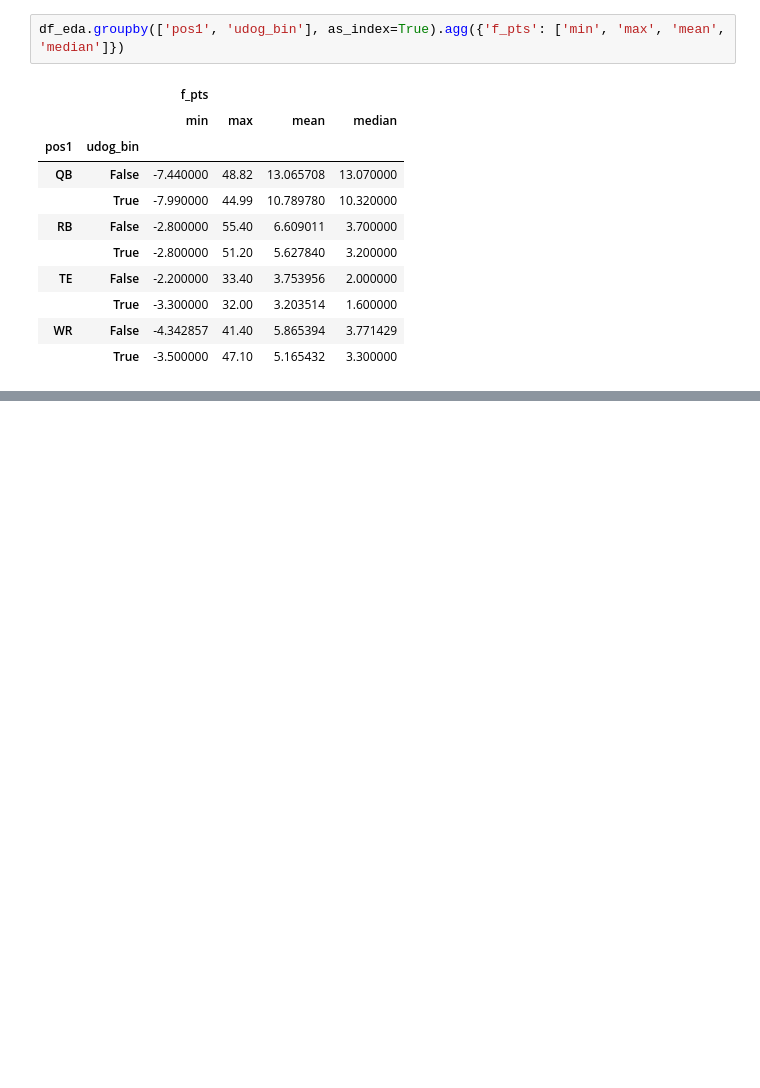
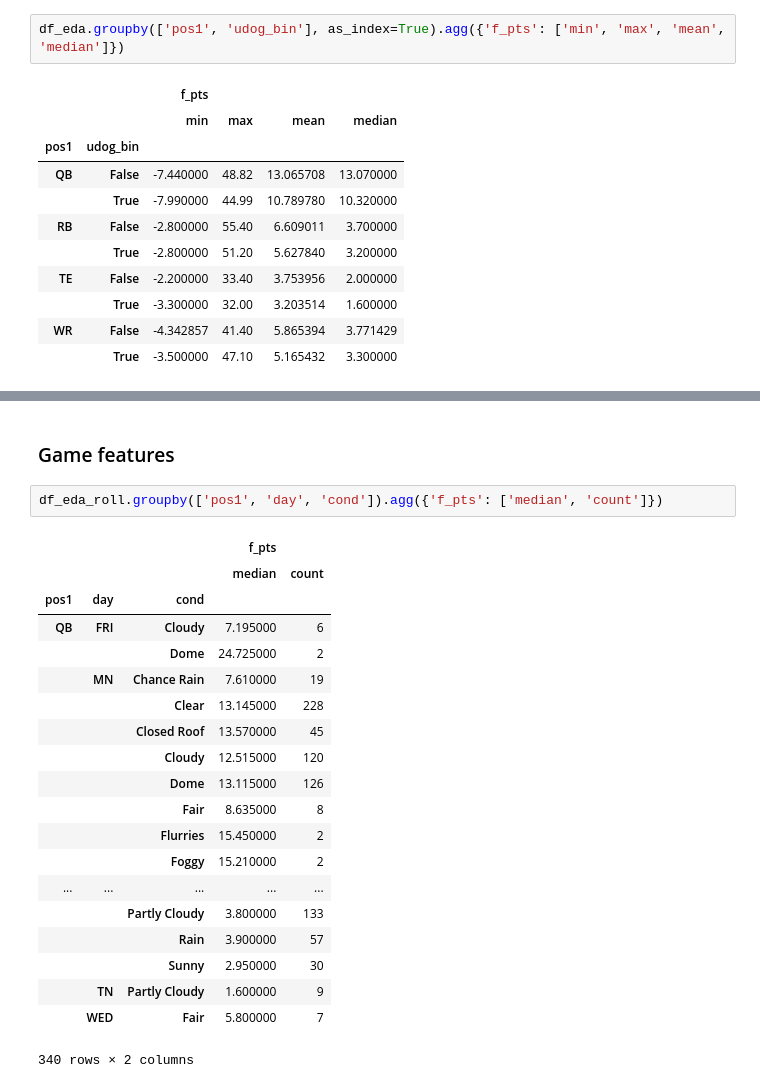
Before and after one commit to jchristo12/fantasy_football, a Jupyter notebook: analysis/feature_analysis.ipynb, the cells around one changed output, grey strips where cells are left out. Drawn from its saved outputs; the diff is of its cells as text; blank space fills up the shorter version.

```diff
--- a/analysis/feature_analysis.ipynb
+++ b/analysis/feature_analysis.ipynb
@@ -489,0 +551,25 @@ df_eda.groupby(['pos1', 'udog_bin'], as_index=True).agg({'f_pts': ['min', 'max',
+# %% [markdown]
+### Game features
+# %%
+df_eda_roll.groupby(['pos1', 'day', 'cond']).agg({'f_pts': ['median', 'count']})
+# %% [output]
+|  |  |  | f_pts |  |
+|  |  |  | median | count |
+| pos1 | day | cond |  |  |
+| QB | FRI | Cloudy | 7.195000 | 6 |
+|  |  | Dome | 24.725000 | 2 |
+|  | MN | Chance Rain | 7.610000 | 19 |
+|  |  | Clear | 13.145000 | 228 |
+|  |  | Closed Roof | 13.570000 | 45 |
+|  |  | Cloudy | 12.515000 | 120 |
+|  |  | Dome | 13.115000 | 126 |
+|  |  | Fair | 8.635000 | 8 |
+|  |  | Flurries | 15.450000 | 2 |
+|  |  | Foggy | 15.210000 | 2 |
+| ... | ... | ... | ... | ... |
+|  |  | Partly Cloudy | 3.800000 | 133 |
+|  |  | Rain | 3.900000 | 57 |
+|  |  | Sunny | 2.950000 | 30 |
+|  | TN | Partly Cloudy | 1.600000 | 9 |
+|  | WED | Fair | 5.800000 | 7 |
+340 rows × 2 columns
```
Also changed, not shown: parts of 24 cells of this notebook.
